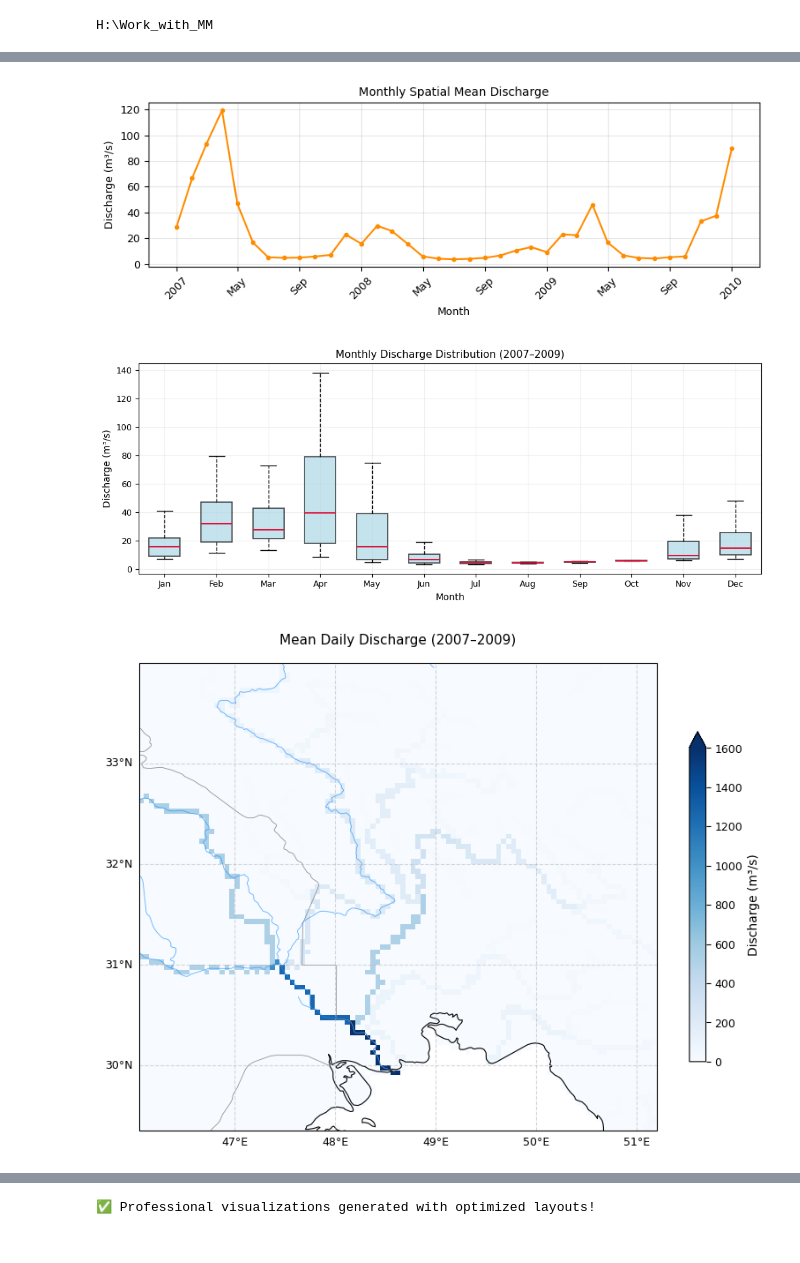
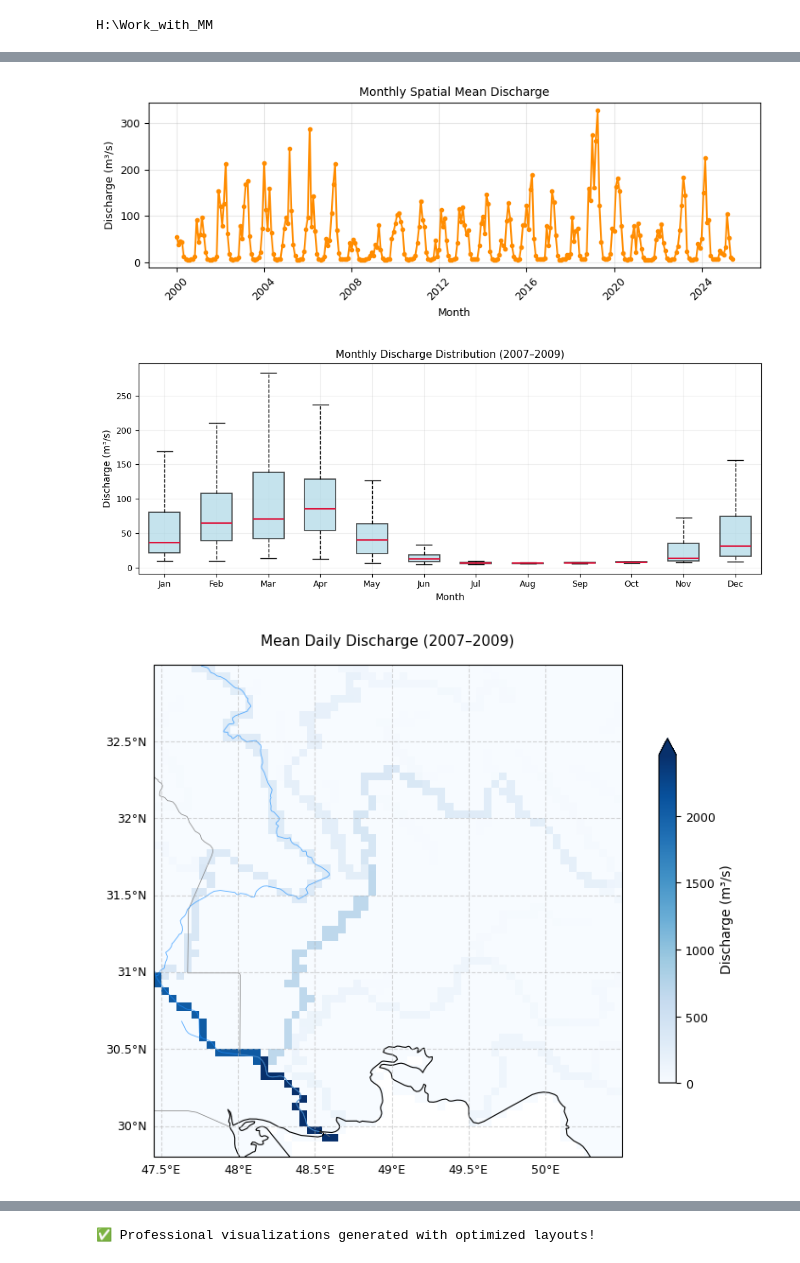
Before and after one commit to AliRezaee86/River_Discharge_Data, a Jupyter notebook: Validation_Data_Discharge.ipynb, the cells around one changed output, grey strips where cells are left out. Drawn from its saved outputs; the diff is of its cells as text; code cells hidden in the pictures.

Commit message:
add new data

```diff
--- a/Validation_Data_Discharge.ipynb
+++ b/Validation_Data_Discharge.ipynb
@@ -143,7 +137,7 @@ plt.rc('legend', fontsize=SMALL_SIZE)     # Legend font size
 plt.rc('figure', titlesize=LARGE_SIZE)    # Figure title size
 
 # ================== 1. Load Dataset ==================
-file_path = r"Combined_Discharge_Data_2007_2009.nc"
+file_path = r"combined_dis24_2.nc"
 Data_Dis = xr.open_dataset(file_path)
 
 # Print full dataset information (minimalist)
@@ -283,3 +277,3 @@ Std deviation: 217.99 m³/s
-[figure, old version]
+[figure, new version]
-[figure, old version]
+[figure, new version]
-[figure, old version]
+[figure, new version]
```
Also changed, not shown: parts of 15 cells of this notebook.
